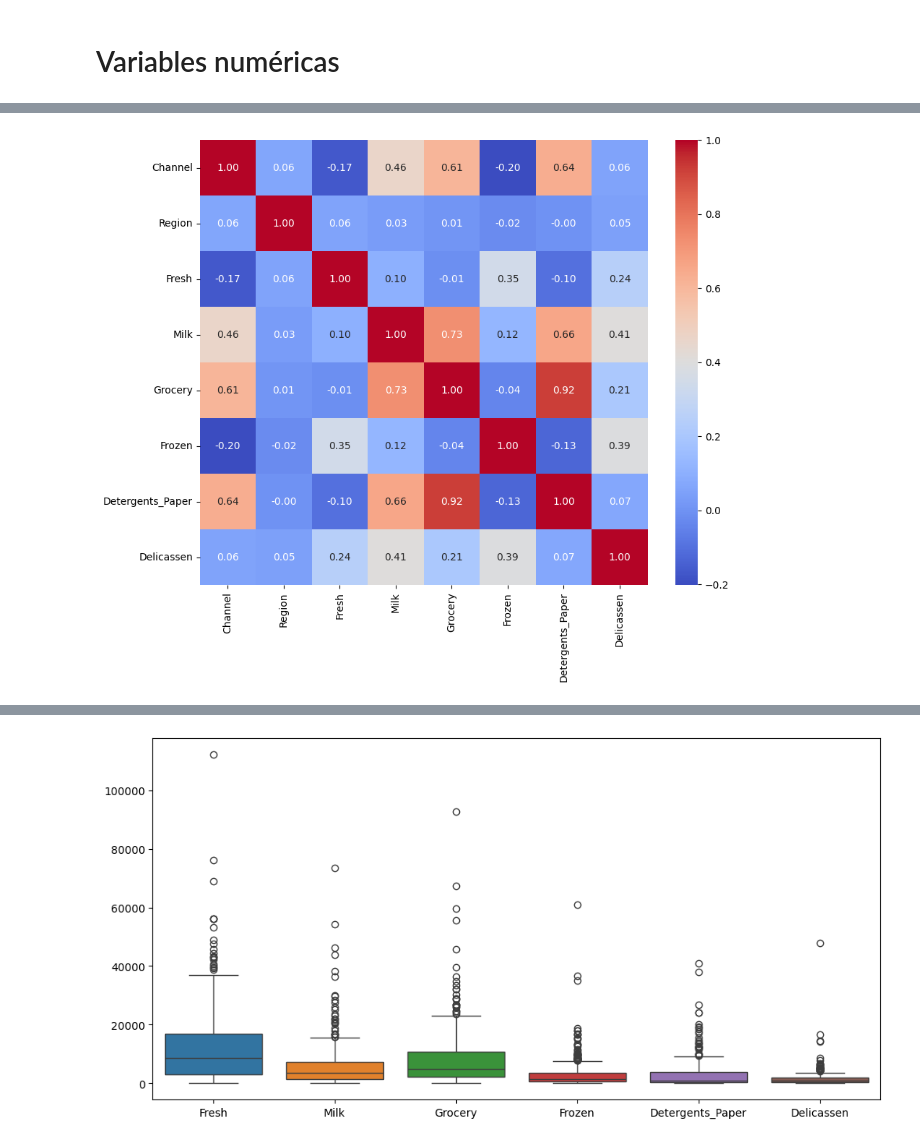
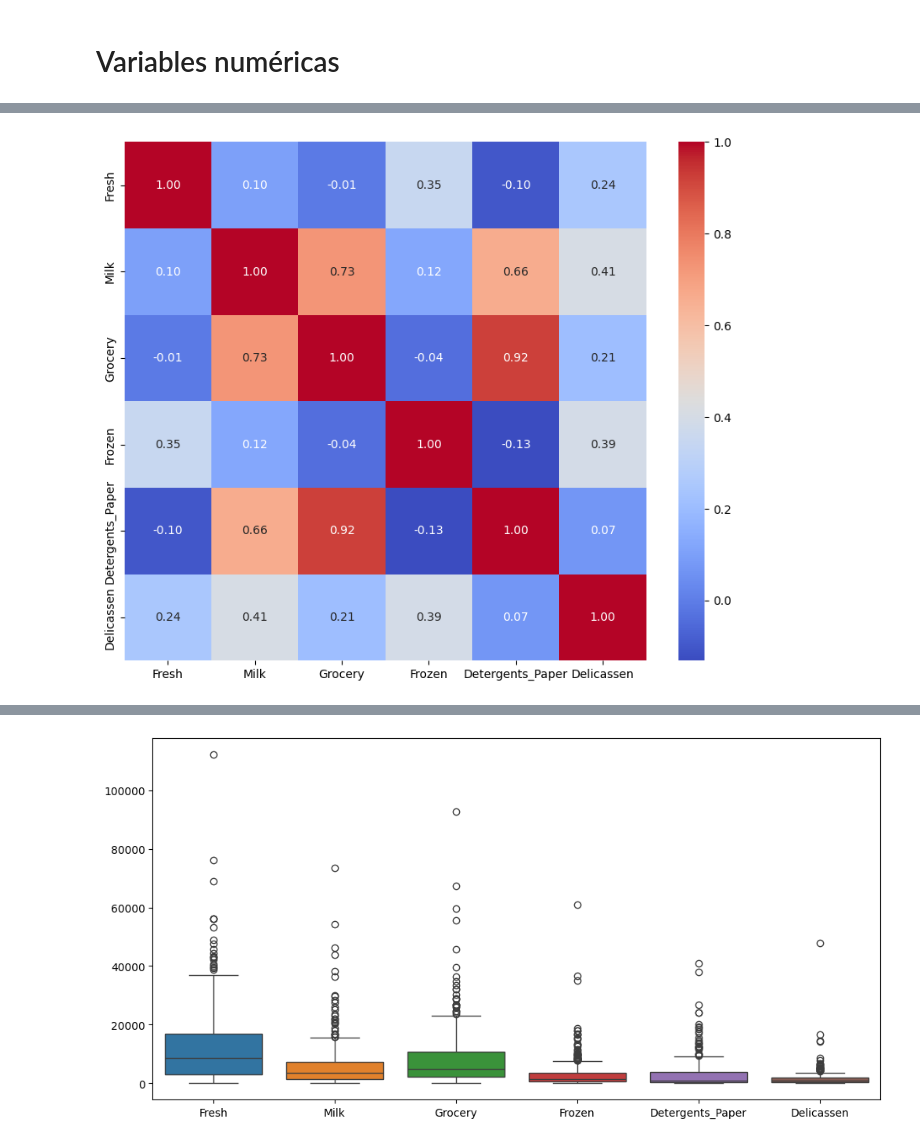
Before and after one commit to patrii10/ML_Customer_Segmentation, a Jupyter notebook: src/notebooks/EDA_inicial.ipynb, the cells around one changed output, grey strips where cells are left out. Saved outputs shown, nothing was run; the diff lists cells and outputs as text; code cells hidden in the pictures.

```diff
--- a/src/notebooks/EDA_inicial.ipynb
+++ b/src/notebooks/EDA_inicial.ipynb
@@ -104,7 +108,7 @@ NameError: name 'df' is not defined
 # %%
-corr_matrix = df.corr()
+corr_matrix = df[features_num].corr()
 plt.figure(figsize=(10, 8))
 sns.heatmap(corr_matrix, annot=True, cmap="coolwarm", fmt='.2f')
 plt.show()
 # %% [output]
-[figure, old version]
+[figure, new version]
```
Also changed, not shown: parts of 8 cells of this notebook.
